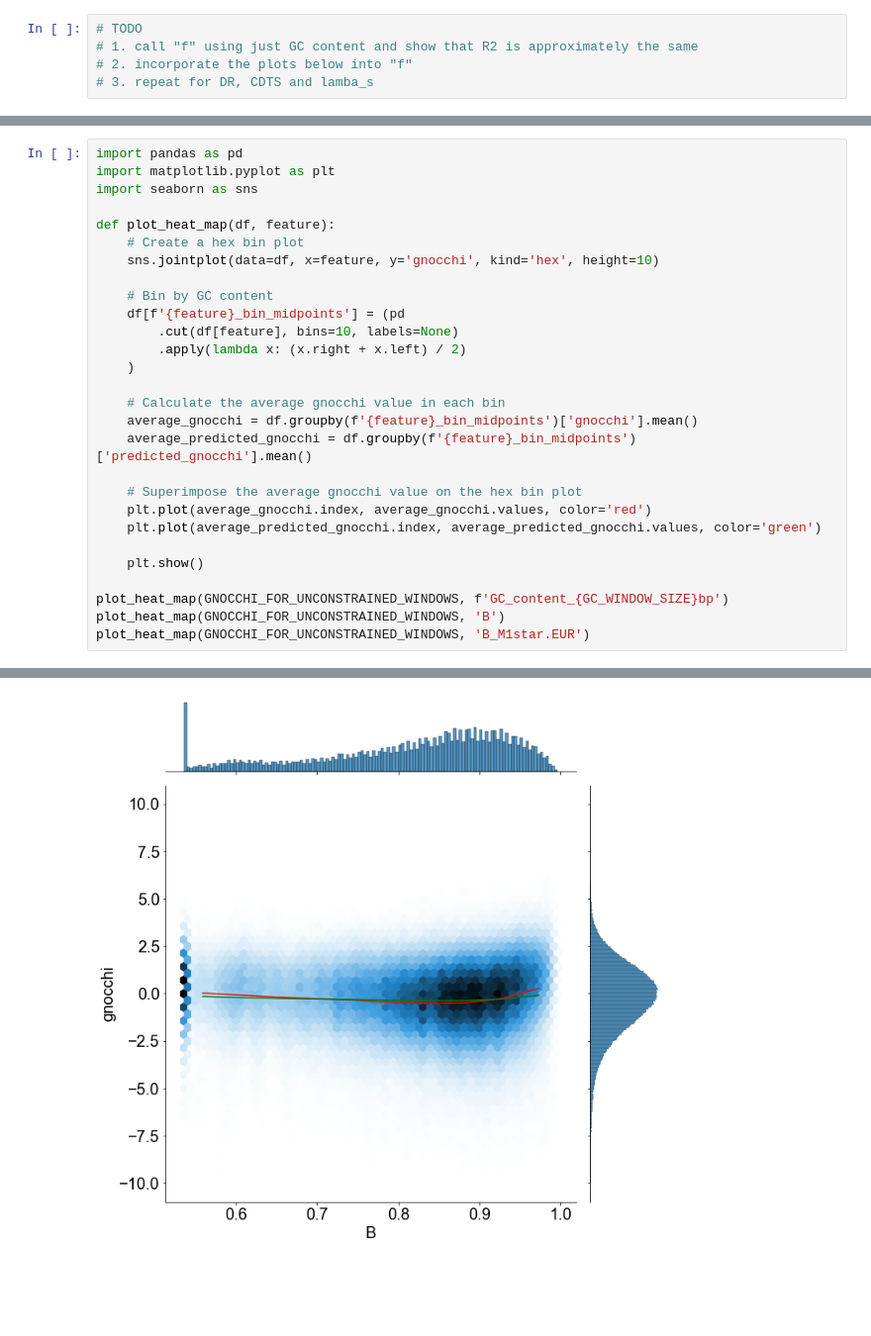
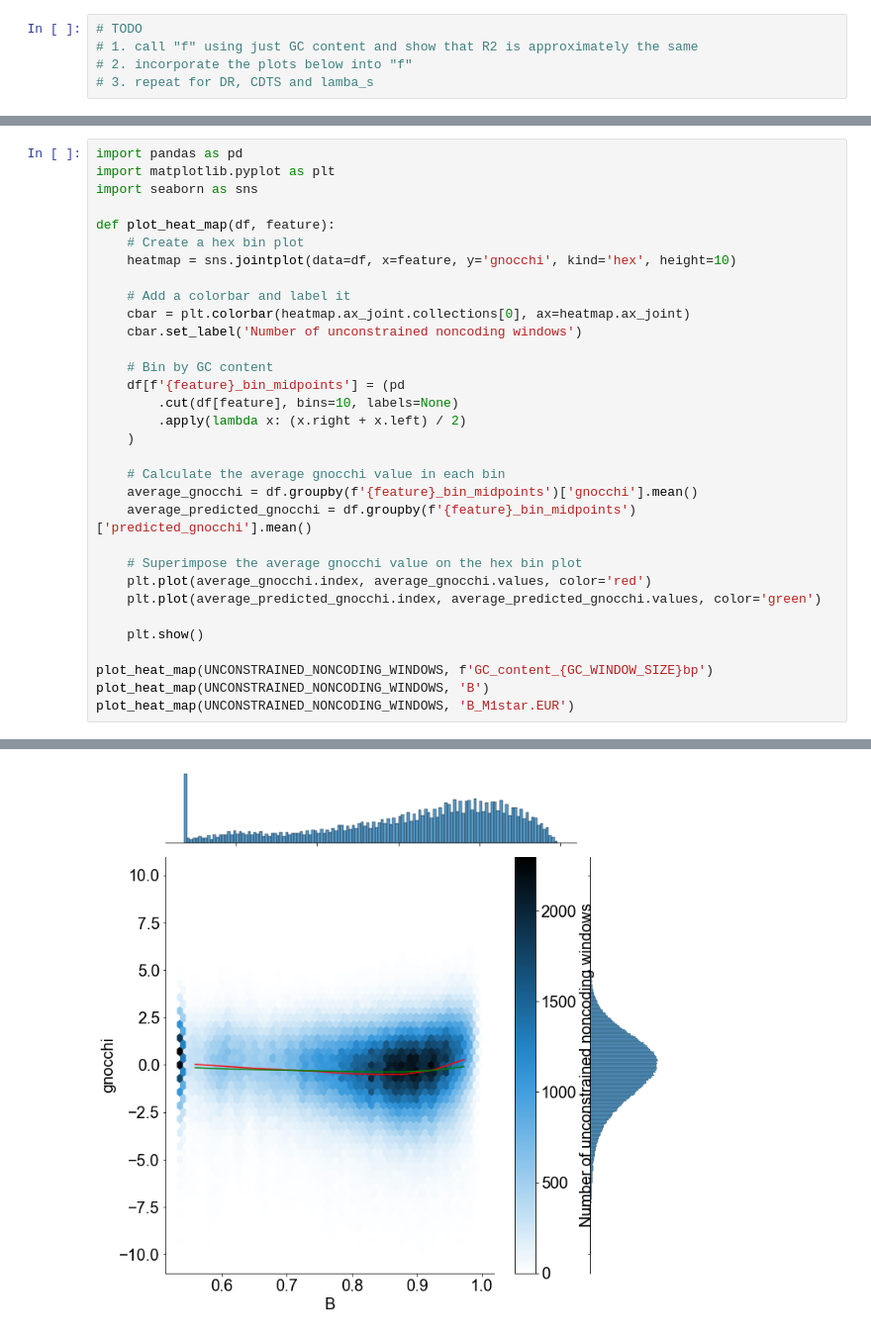
Before and after one commit to quinlan-lab/constraint-tools, a Jupyter notebook: papers/neutral_models_are_biased/9.regression/a.ipynb, the cells around one changed output, grey strips where cells are left out. Shown at 99% size. Cells and saved outputs as stored; diff of their text form; blank space fills up the shorter version.

```diff
--- a/papers/neutral_models_are_biased/9.regression/a.ipynb
+++ b/papers/neutral_models_are_biased/9.regression/a.ipynb
@@ -134,7 +133,11 @@ import seaborn as sns
 
 def plot_heat_map(df, feature):
     # Create a hex bin plot
-    sns.jointplot(data=df, x=feature, y='gnocchi', kind='hex', height=10)
+    heatmap = sns.jointplot(data=df, x=feature, y='gnocchi', kind='hex', height=10)
+
+    # Add a colorbar and label it
+    cbar = plt.colorbar(heatmap.ax_joint.collections[0], ax=heatmap.ax_joint)
+    cbar.set_label('Number of unconstrained noncoding windows')
 
     # Bin by GC content
     df[f'{feature}_bin_midpoints'] = (pd
@@ -152,7 +155,7 @@ def plot_heat_map(df, feature):
 
     plt.show()
 
-plot_heat_map(GNOCCHI_FOR_UNCONSTRAINED_WINDOWS, f'GC_content_{GC_WINDOW_SIZE}bp')
-plot_heat_map(GNOCCHI_FOR_UNCONSTRAINED_WINDOWS, 'B')
-plot_heat_map(GNOCCHI_FOR_UNCONSTRAINED_WINDOWS, 'B_M1star.EUR')
+plot_heat_map(UNCONSTRAINED_NONCODING_WINDOWS, f'GC_content_{GC_WINDOW_SIZE}bp')
+plot_heat_map(UNCONSTRAINED_NONCODING_WINDOWS, 'B')
+plot_heat_map(UNCONSTRAINED_NONCODING_WINDOWS, 'B_M1star.EUR')
 # %% [output]
@@ -160 +163 @@ plot_heat_map(GNOCCHI_FOR_UNCONSTRAINED_WINDOWS, 'B_M1star.EUR')
-[figure, old version]
+[figure, new version]
```
Also changed, not shown: parts of 3 cells of this notebook.
